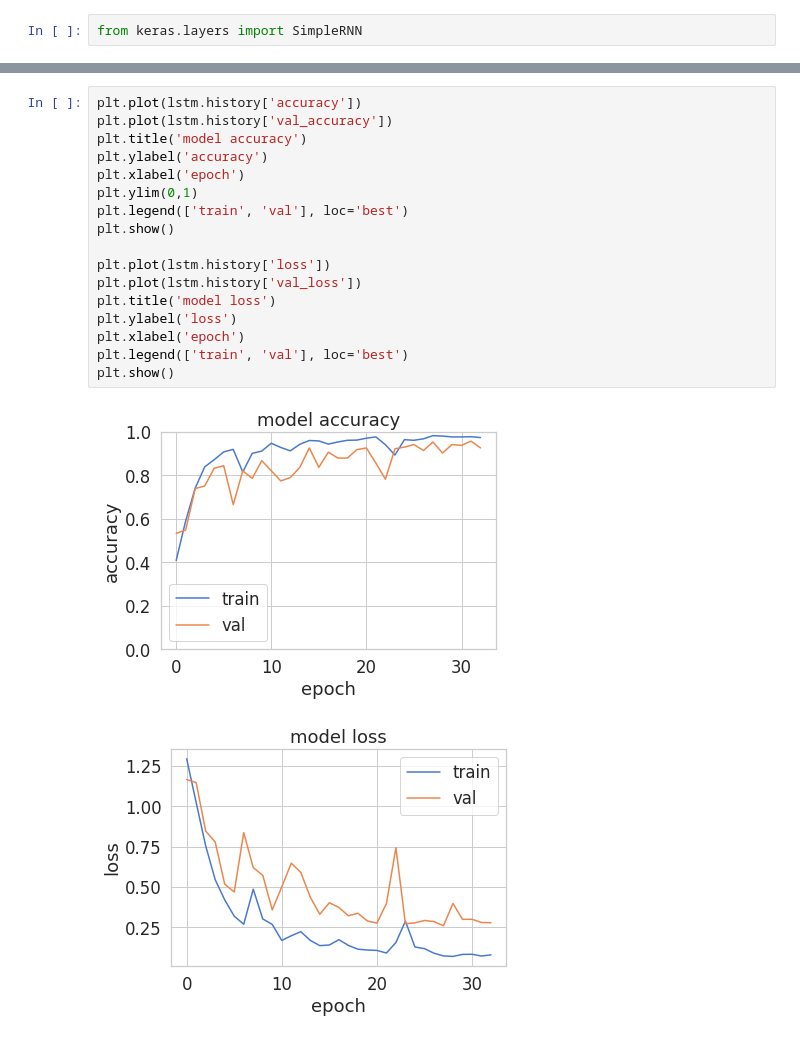
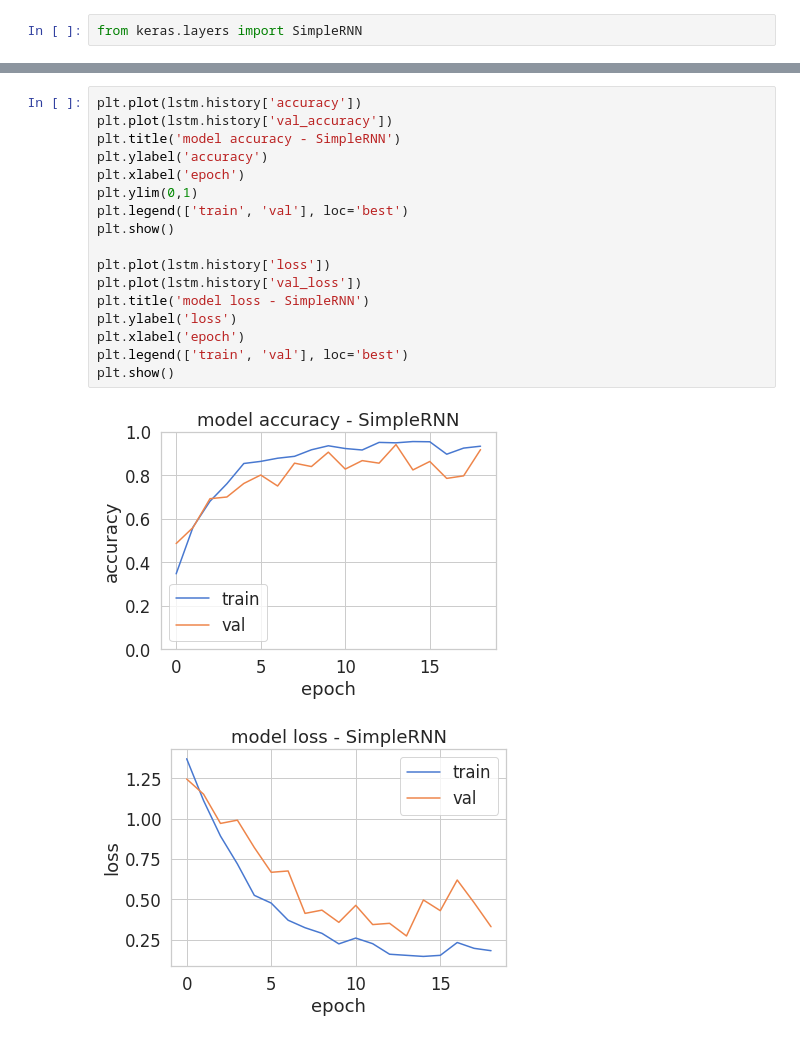
Before and after one commit to JonathanCristovao/LSTM_GRU_RNN_human-activity-recognition, a Jupyter notebook: LSTM_GRU_RNN_notebook.ipynb, the cells around one changed output, grey strips where cells are left out. Cells and saved outputs as stored; diff of their text form.

```diff
--- a/LSTM_GRU_RNN_notebook.ipynb
+++ b/LSTM_GRU_RNN_notebook.ipynb
@@ -659,20 +659,20 @@ weighted avg       0.93      0.93      0.93       257
 # %%
 plt.plot(lstm.history['accuracy'])
 plt.plot(lstm.history['val_accuracy'])
-plt.title('model accuracy')
+plt.title('model accuracy - SimpleRNN')
 plt.ylabel('accuracy')
 plt.xlabel('epoch')
 plt.ylim(0,1)
 plt.legend(['train', 'val'], loc='best')
 plt.show()
 
 plt.plot(lstm.history['loss'])
 plt.plot(lstm.history['val_loss'])
-plt.title('model loss')
+plt.title('model loss - SimpleRNN')
 plt.ylabel('loss')
 plt.xlabel('epoch')
 plt.legend(['train', 'val'], loc='best')
 plt.show()
 # %% [output]
-[figure, old version]
+[figure, new version]
-[figure, old version]
+[figure, new version]
```
Also changed, not shown: parts of 12 cells of this notebook.
